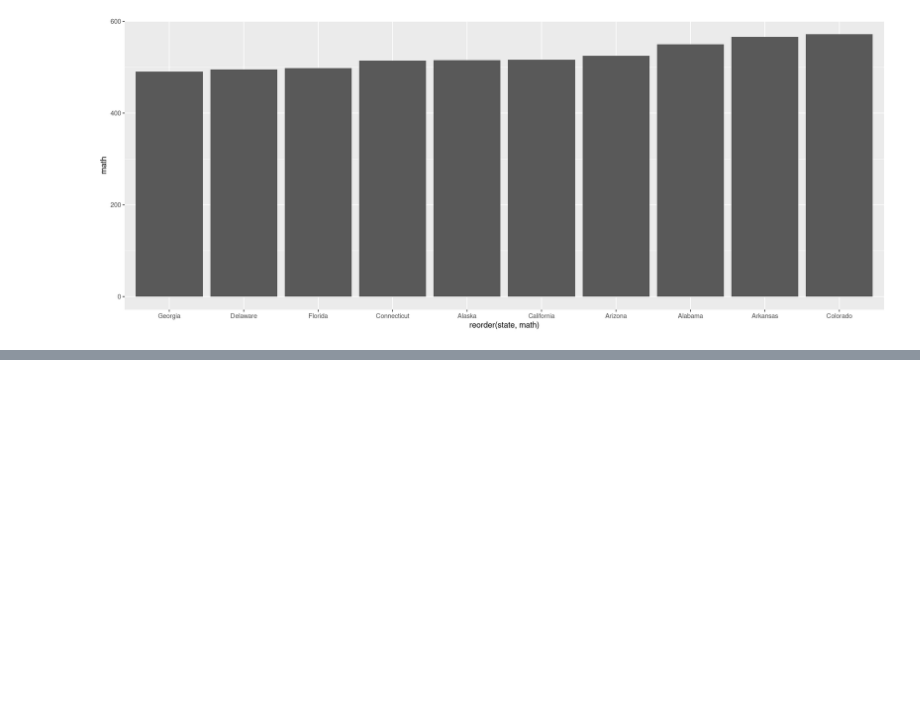
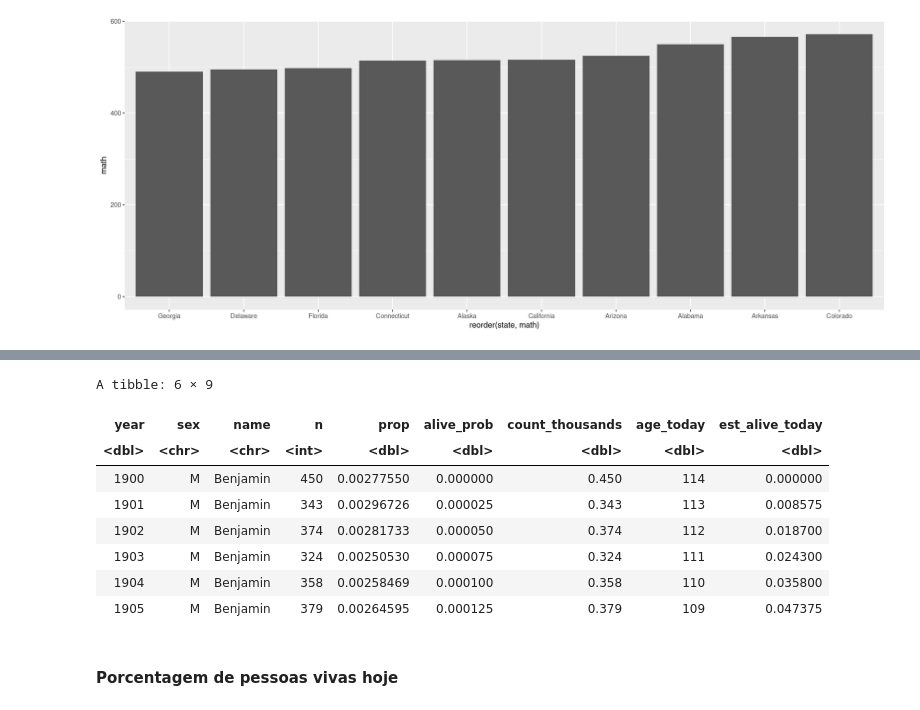
Before and after one commit to igoandrade/r_learning, a Jupyter notebook: modern_dsr/chap_03/chap_03.ipynb, the cells around one changed output, grey strips where cells are left out. Cells and saved outputs as stored; diff of their text form; code cells hidden in the pictures; blank space fills up the shorter version.

```diff
--- a/modern_dsr/chap_03/chap_03.ipynb
+++ b/modern_dsr/chap_03/chap_03.ipynb
@@ -146,0 +202,3 @@ ggplot(data = head(SAT_2010, 10), aes(x = reorder(state, math), y = math)) + geo
+# %%
+BabynamesDist = make_babynames_dist()
+head(BabynamesDist, 2)
@@ -146,0 +211,14 @@ ggplot(data = head(SAT_2010, 10), aes(x = reorder(state, math), y = math)) + geo
+# %%
+BabynamesDist %>% filter(name == "Benjamin") %>% head()
+# %% [output]
+A tibble: 6 × 9
+| year | sex | name | n | prop | alive_prob | count_thousands | age_today | est_alive_today |
+| <dbl> | <chr> | <chr> | <int> | <dbl> | <dbl> | <dbl> | <dbl> | <dbl> |
+| 1900 | M | Benjamin | 450 | 0.00277550 | 0.000000 | 0.450 | 114 | 0.000000 |
+| 1901 | M | Benjamin | 343 | 0.00296726 | 0.000025 | 0.343 | 113 | 0.008575 |
+| 1902 | M | Benjamin | 374 | 0.00281733 | 0.000050 | 0.374 | 112 | 0.018700 |
+| 1903 | M | Benjamin | 324 | 0.00250530 | 0.000075 | 0.324 | 111 | 0.024300 |
+| 1904 | M | Benjamin | 358 | 0.00258469 | 0.000100 | 0.358 | 110 | 0.035800 |
+| 1905 | M | Benjamin | 379 | 0.00264595 | 0.000125 | 0.379 | 109 | 0.047375 |
+# %% [markdown]
+#### Porcentagem de pessoas vivas hoje
```
Also changed, not shown: parts of 18 cells of this notebook.
